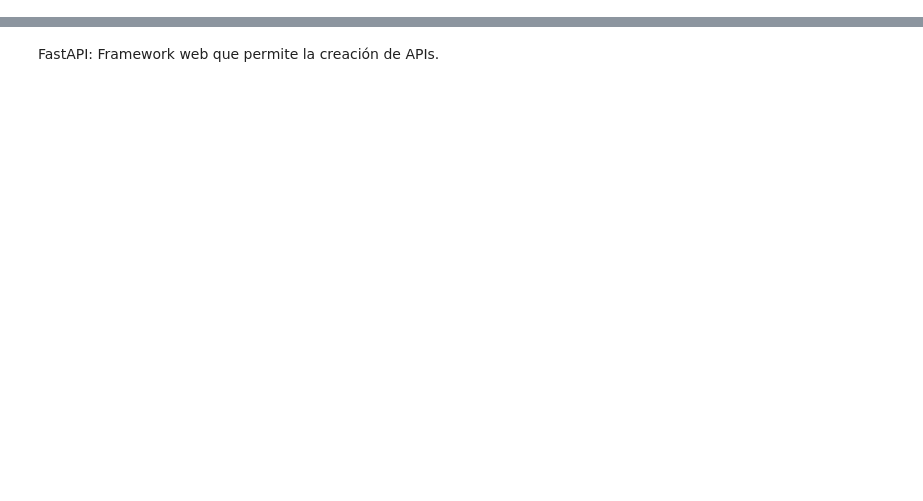
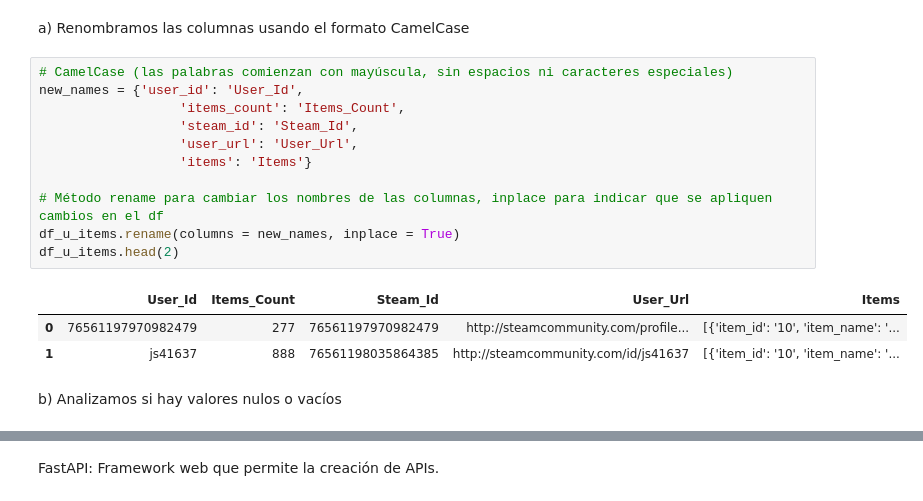
Before and after one commit to SAnabel-Jimenez/PI_1_AJH, a Jupyter notebook: inicio_1.ipynb, the cells around one changed output, grey strips where cells are left out. Cells and saved outputs as stored; diff of their text form; blank space fills up the shorter version.

```diff
--- a/inicio_1.ipynb
+++ b/inicio_1.ipynb
@@ -27,0 +133,19 @@ Desde el terminal: .\venv\Scripts\activate
+# %% [markdown]
+a) Renombramos las columnas usando el formato CamelCase
+# %%
+# CamelCase (las palabras comienzan con mayúscula, sin espacios ni caracteres especiales)
+new_names = {'user_id': 'User_Id',
+                  'items_count': 'Items_Count',
+                  'steam_id': 'Steam_Id',
+                  'user_url': 'User_Url',
+                  'items': 'Items'}
+
+# Método rename para cambiar los nombres de las columnas, inplace para indicar que se apliquen cambios en el df
+df_u_items.rename(columns = new_names, inplace = True)
+df_u_items.head(2)
+# %% [output]
+|  | User_Id | Items_Count | Steam_Id | User_Url | Items |
+| 0 | 76561197970982479 | 277 | 76561197970982479 | http://steamcommunity.com/profile... | [{'item_id': '10', 'item_name': '... |
+| 1 | js41637 | 888 | 76561198035864385 | http://steamcommunity.com/id/js41637 | [{'item_id': '10', 'item_name': '... |
+# %% [markdown]
+b) Analizamos si hay valores nulos o vacíos
```
Also changed, not shown: parts of 67 cells of this notebook, 1 other file.
